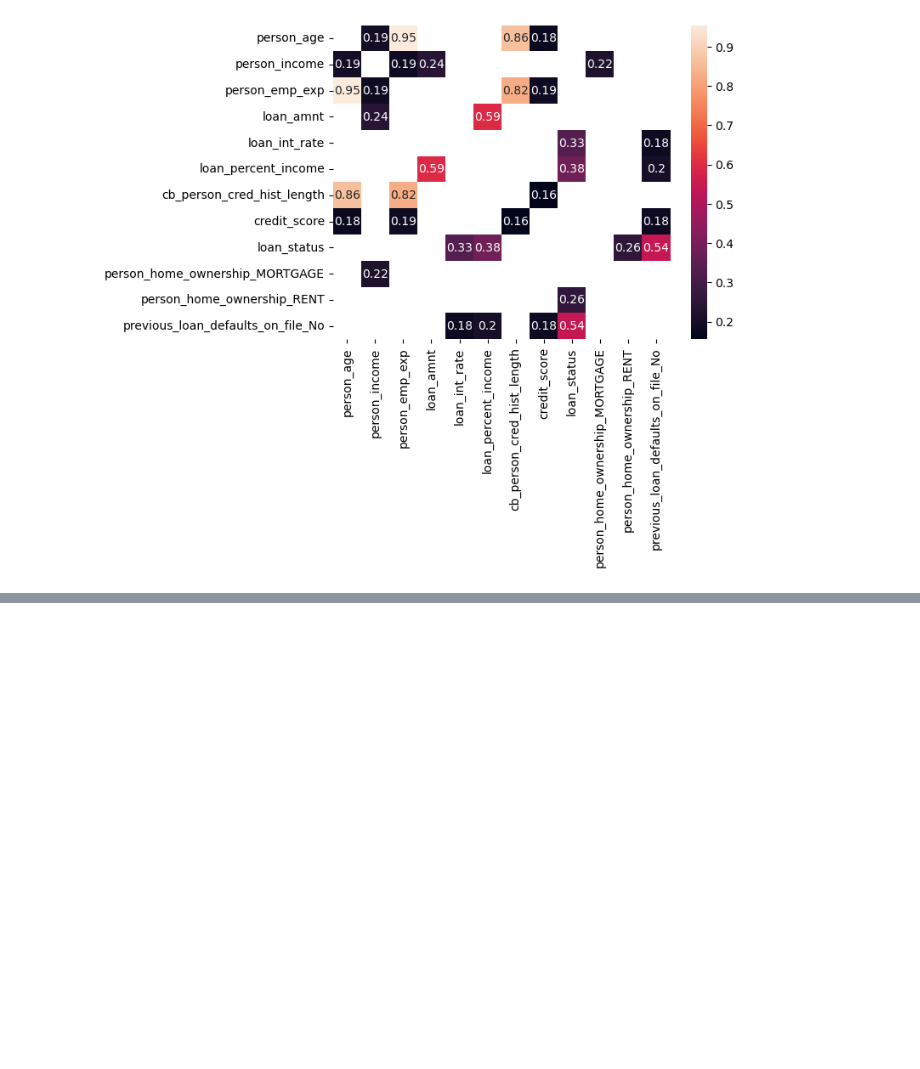
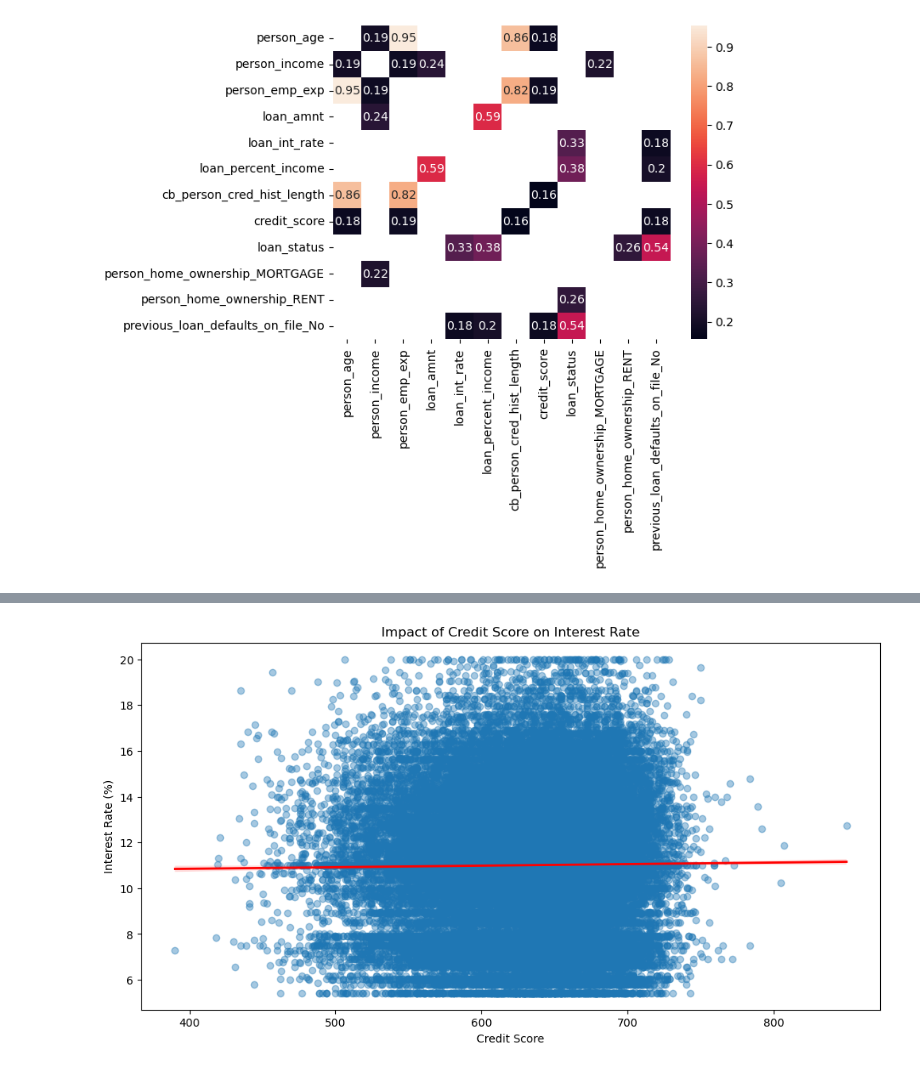
Before and after one commit to LewGoesB00M/CMP6230, a Jupyter notebook: Assignment/Report/Code/CMP6230.ipynb, the cells around one changed output, grey strips where cells are left out. Saved outputs shown, nothing was run; the diff lists cells and outputs as text; code cells hidden in the pictures; blank space fills up the shorter version.

```diff
--- a/Assignment/Report/Code/CMP6230.ipynb
+++ b/Assignment/Report/Code/CMP6230.ipynb
@@ -223,0 +246,19 @@ sns.heatmap(filtered_matrix, annot = True)
+# %%
+# Make this graph slightly bigger than others to show the different credit scores.
+plt.figure(figsize=(12, 6))
+
+# Create scatter plot with regression line
+sns.regplot(data=df,
+            x='credit_score',
+            y='loan_int_rate',
+            scatter_kws={'alpha': 0.4}, # Makes the points mostly transparent.
+            line_kws={'color': 'red', 'linewidth': 2}) # Makes the regression line red and wide enough to be seen clearly.
+
+# Customize the plot's title and labels.
+plt.title('Impact of Credit Score on Interest Rate')
+plt.xlabel('Credit Score')
+plt.ylabel('Interest Rate (%)')
+
+plt.show()
+# %% [output]
+[figure, added]
```
Also changed, not shown: parts of 1 cell of this notebook, 12 other files.
